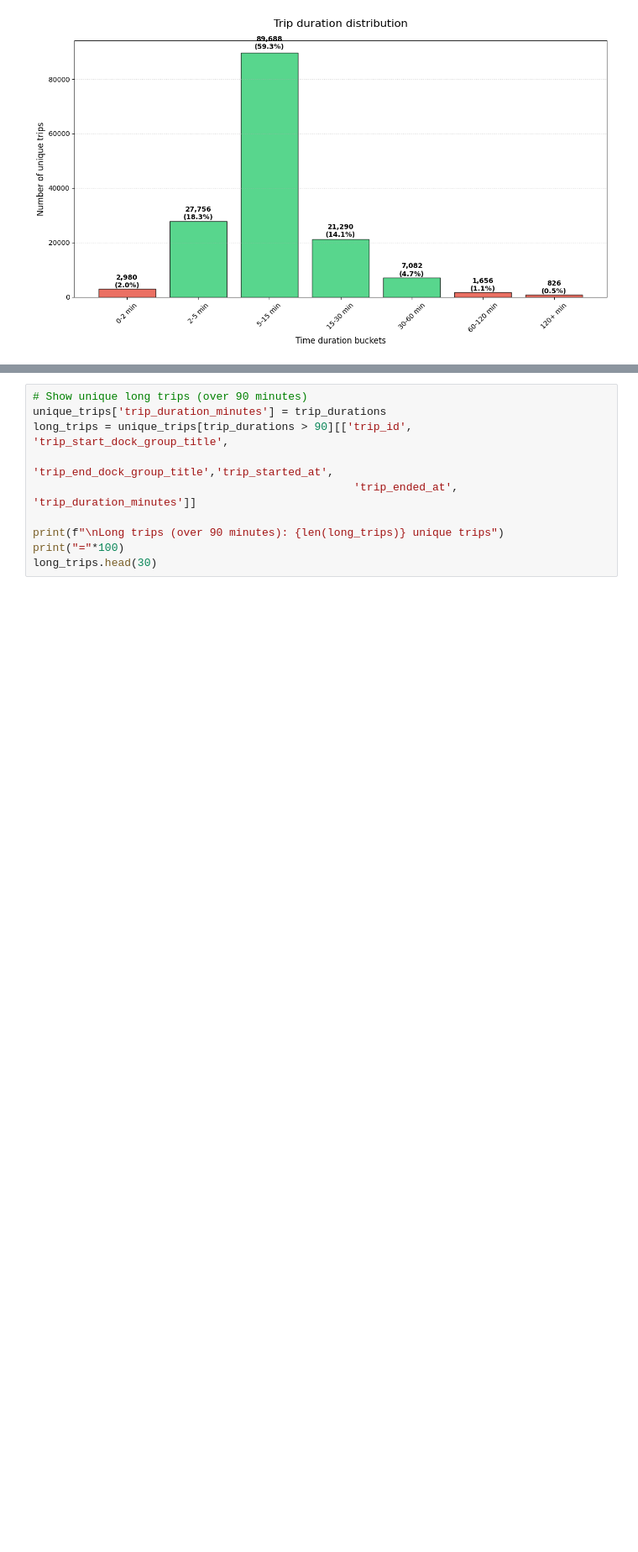
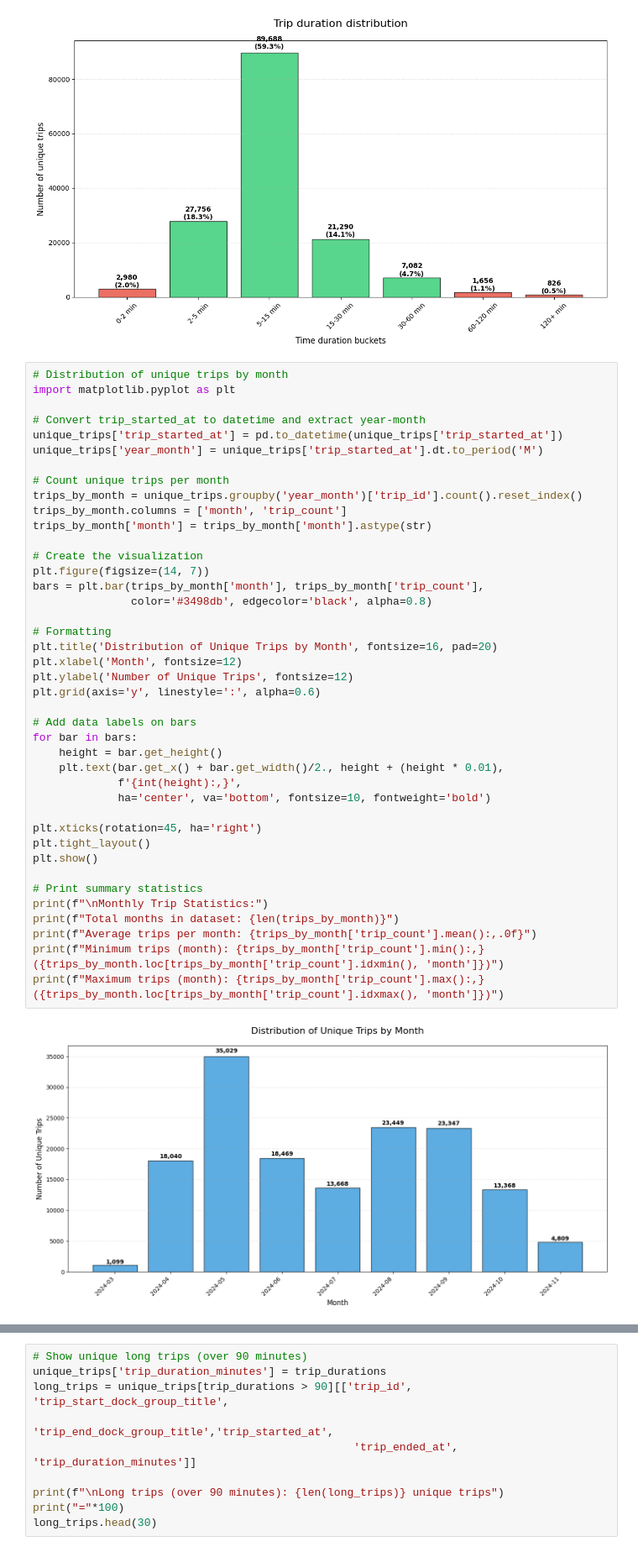
Before and after one commit to EECS-NTNU/FOMOsim, a Jupyter notebook: policies/sjovik_sund/US_data/extract_trip_data.ipynb, the cells around one changed output, grey strips where cells are left out. Shown at 84% size. Saved outputs shown, nothing was run; the diff lists cells and outputs as text; blank space fills up the shorter version.

```diff
--- a/policies/sjovik_sund/US_data/extract_trip_data.ipynb
+++ b/policies/sjovik_sund/US_data/extract_trip_data.ipynb
@@ -236,3 +228,46 @@ plt.tight_layout()
 plt.show()
 # %% [output]
 [figure]
+# %%
+# Distribution of unique trips by month
+import matplotlib.pyplot as plt
+
+# Convert trip_started_at to datetime and extract year-month
+unique_trips['trip_started_at'] = pd.to_datetime(unique_trips['trip_started_at'])
+unique_trips['year_month'] = unique_trips['trip_started_at'].dt.to_period('M')
+
+# Count unique trips per month
+trips_by_month = unique_trips.groupby('year_month')['trip_id'].count().reset_index()
+trips_by_month.columns = ['month', 'trip_count']
+trips_by_month['month'] = trips_by_month['month'].astype(str)
+
+# Create the visualization
+plt.figure(figsize=(14, 7))
+bars = plt.bar(trips_by_month['month'], trips_by_month['trip_count'],
+               color='#3498db', edgecolor='black', alpha=0.8)
+
+# Formatting
+plt.title('Distribution of Unique Trips by Month', fontsize=16, pad=20)
+plt.xlabel('Month', fontsize=12)
+plt.ylabel('Number of Unique Trips', fontsize=12)
+plt.grid(axis='y', linestyle=':', alpha=0.6)
+
+# Add data labels on bars
+for bar in bars:
+    height = bar.get_height()
+    plt.text(bar.get_x() + bar.get_width()/2., height + (height * 0.01),
+             f'{int(height):,}',
+             ha='center', va='bottom', fontsize=10, fontweight='bold')
+
+plt.xticks(rotation=45, ha='right')
+plt.tight_layout()
+plt.show()
+
+# Print summary statistics
+print(f"\nMonthly Trip Statistics:")
+print(f"Total months in dataset: {len(trips_by_month)}")
+print(f"Average trips per month: {trips_by_month['trip_count'].mean():,.0f}")
+print(f"Minimum trips (month): {trips_by_month['trip_count'].min():,} ({trips_by_month.loc[trips_by_month['trip_count'].idxmin(), 'month']})")
+print(f"Maximum trips (month): {trips_by_month['trip_count'].max():,} ({trips_by_month.loc[trips_by_month['trip_count'].idxmax(), 'month']})")
+# %% [output]
+[figure, added]
```
Also changed, not shown: parts of 57 cells of this notebook.
